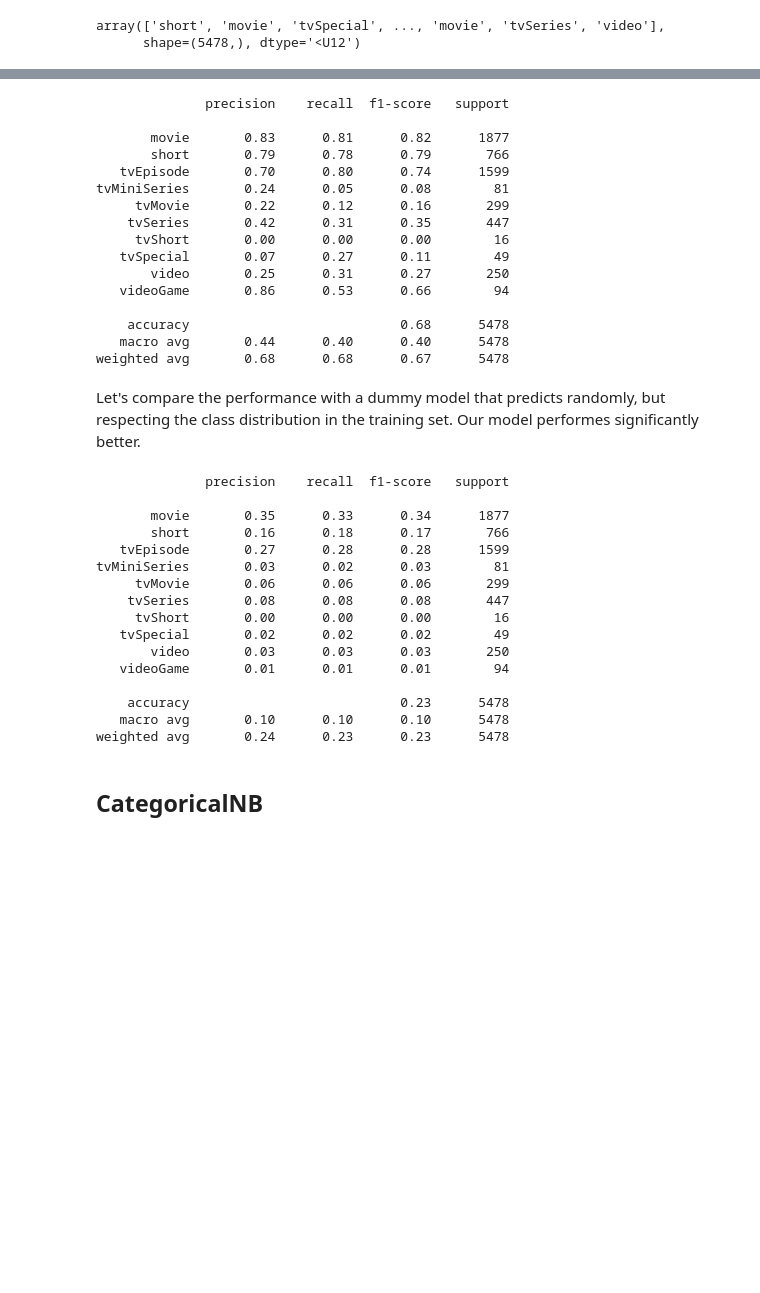
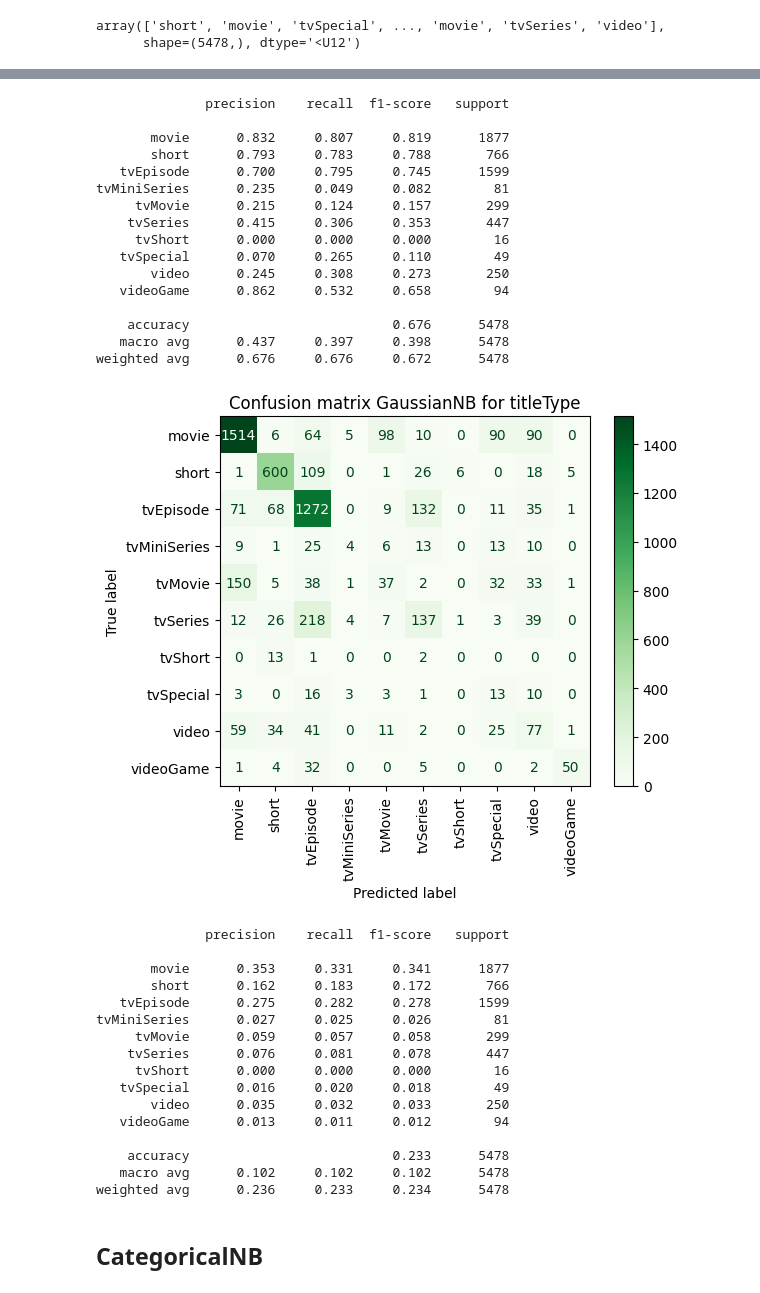
Before and after one commit to g-fabiani4-unipi/dm1_project, a Jupyter notebook: src/naive_bayes.ipynb, the cells around one changed output, grey strips where cells are left out. Cells and saved outputs as stored; diff of their text form; code cells hidden in the pictures; blank space fills up the shorter version.

Commit message:
Update naive_bayes.ipynb
- binned as KNN
- confusion matrixes
- added comments
(to do: ROC curve)

```diff
--- a/src/naive_bayes.ipynb
+++ b/src/naive_bayes.ipynb
@@ -33,7 +31,7 @@ df = pd.read_csv("../results/train_clean.csv", index_col=0)
 df['countryOfOrigin'] = df['countryOfOrigin'].apply(ast.literal_eval)
 df['genres'] = df['genres'].apply(ast.literal_eval)
 df['logRuntime'] = np.log(df['runtimeMinutes'] + 1)
-df.drop(columns=['runtimeMinutes', 'rating'], inplace=True)
+df.drop(columns=['runtimeMinutes'], inplace=True)
 # %%
 # Test
 
@@ -41,7 +39,7 @@ df_test = pd.read_csv("../results/test_clean.csv", index_col=0)
 df_test['countryOfOrigin'] = df_test['countryOfOrigin'].apply(ast.literal_eval)
 df_test['genres'] = df_test['genres'].apply(ast.literal_eval)
 df_test['logRuntime'] = np.log(df_test['runtimeMinutes'] + 1)
-df_test.drop(columns=['runtimeMinutes', 'rating'], inplace=True)
+df_test.drop(columns=['runtimeMinutes'], inplace=True)
 # %%
 df.info()
 # %% [output]
@@ -114,46 +119,52 @@ array(['short', 'movie', 'tvSpecial', ..., 'movie', 'tvSeries', 'video'],
 # %%
-print(classification_report(y_test, y_pred))
+print(classification_report(y_test, y_pred, digits=3))
 # %% [output]
               precision    recall  f1-score   support
 
-       movie       0.83      0.81      0.82      1877
-       short       0.79      0.78      0.79       766
-   tvEpisode       0.70      0.80      0.74      1599
-tvMiniSeries       0.24      0.05      0.08        81
-     tvMovie       0.22      0.12      0.16       299
-    tvSeries       0.42      0.31      0.35       447
-     tvShort       0.00      0.00      0.00        16
-   tvSpecial       0.07      0.27      0.11        49
-       video       0.25      0.31      0.27       250
-   videoGame       0.86      0.53      0.66        94
+       movie      0.832     0.807     0.819      1877
+       short      0.793     0.783     0.788       766
+   tvEpisode      0.700     0.795     0.745      1599
+tvMiniSeries      0.235     0.049     0.082        81
+     tvMovie      0.215     0.124     0.157       299
+    tvSeries      0.415     0.306     0.353       447
+     tvShort      0.000     0.000     0.000        16
+   tvSpecial      0.070     0.265     0.110        49
+       video      0.245     0.308     0.273       250
+   videoGame      0.862     0.532     0.658        94
 
-    accuracy                           0.68      5478
-   macro avg       0.44      0.40      0.40      5478
-weighted avg       0.68      0.68      0.67      5478
+    accuracy                          0.676      5478
+   macro avg      0.437     0.397     0.398      5478
+weighted avg      0.676     0.676     0.672      5478
-# %% [markdown]
-Let's compare the performance with a dummy model that predicts randomly, but respecting the class distribution in the training set. Our model performes significantly better.
+# %%
+ConfusionMatrixDisplay.from_predictions(y_pred=y_pred, y_true=y_test,
+                                        xticks_rotation=90,
+                                        cmap='Greens')
+plt.title("Confusion matrix GaussianNB for titleType")
+plt.show()
+# %% [output]
+[figure, added]
 # %%
 dummy_clf = DummyClassifier(strategy='stratified', random_state=42)
 dummy_clf.fit(X_train, y_train)
 dummy_y_pred = dummy_clf.predict(X_test)
-print(classification_report(y_test, dummy_y_pred))
+print(classification_report(y_test, dummy_y_pred, digits=3))
 # %% [output]
               precision    recall  f1-score   support
 
-       movie       0.35      0.33      0.34      1877
-       short       0.16      0.18      0.17       766
-   tvEpisode       0.27      0.28      0.28      1599
-tvMiniSeries       0.03      0.02      0.03        81
-     tvMovie       0.06      0.06      0.06       299
-    tvSeries       0.08      0.08      0.08       447
-     tvShort       0.00      0.00      0.00        16
-   tvSpecial       0.02      0.02      0.02        49
-       video       0.03      0.03      0.03       250
-   videoGame       0.01      0.01      0.01        94
+       movie      0.353     0.331     0.341      1877
+       short      0.162     0.183     0.172       766
+   tvEpisode      0.275     0.282     0.278      1599
+tvMiniSeries      0.027     0.025     0.026        81
+     tvMovie      0.059     0.057     0.058       299
+    tvSeries      0.076     0.081     0.078       447
+     tvShort      0.000     0.000     0.000        16
+   tvSpecial      0.016     0.020     0.018        49
+       video      0.035     0.032     0.033       250
+   videoGame      0.013     0.011     0.012        94
 
-    accuracy                           0.23      5478
-   macro avg       0.10      0.10      0.10      5478
-weighted avg       0.24      0.23      0.23      5478
+    accuracy                          0.233      5478
+   macro avg      0.102     0.102     0.102      5478
+weighted avg      0.236     0.233     0.234      5478
 # %% [markdown]
 ## CategoricalNB
 # %% [markdown]
```
Also changed, not shown: parts of 45 cells of this notebook.
